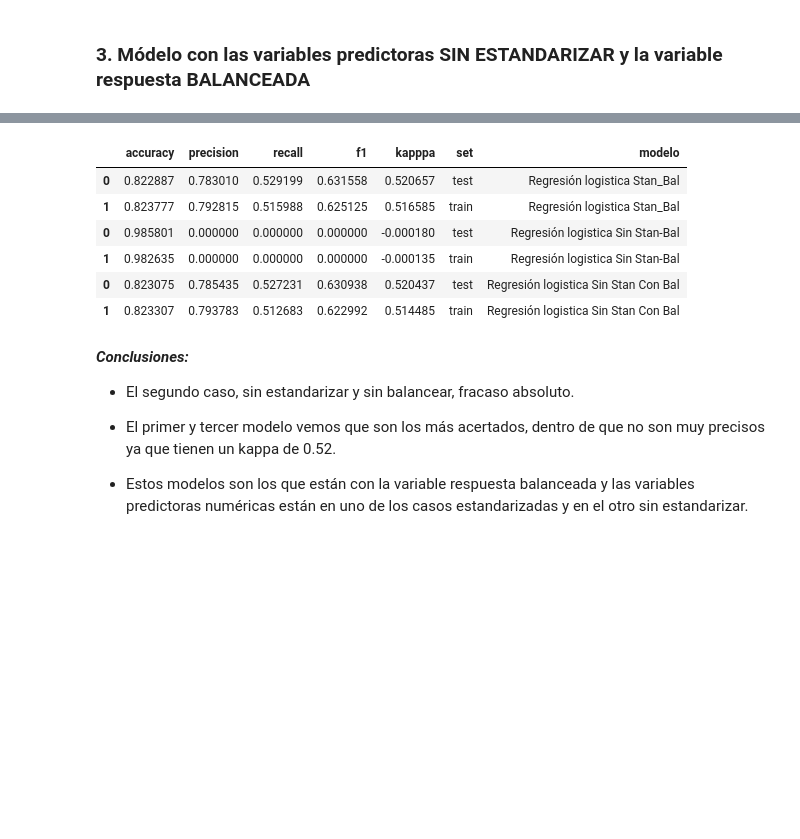
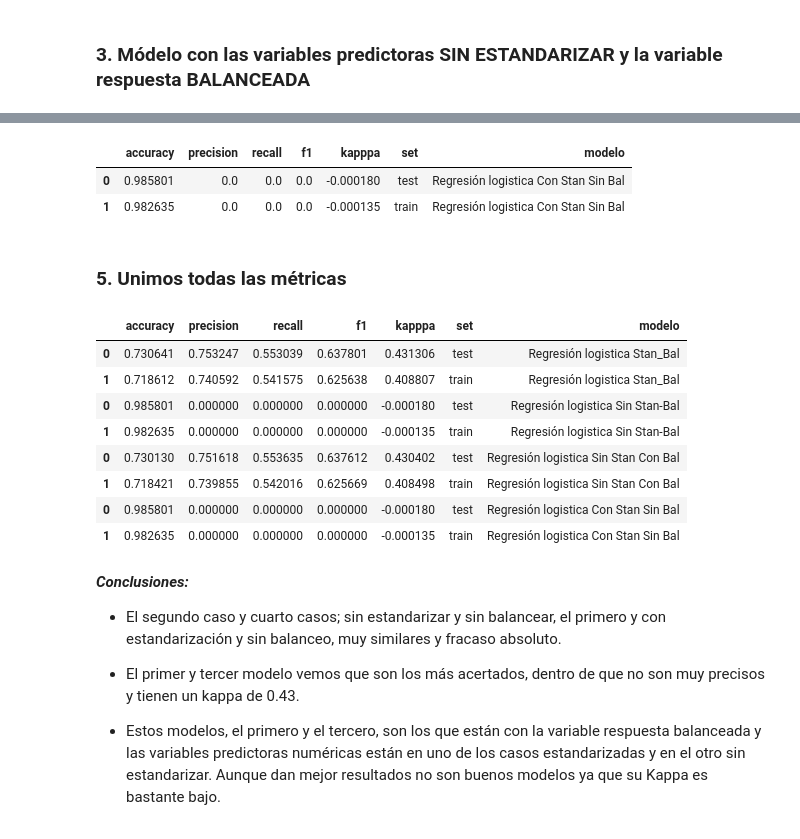
Before and after one commit to Adalab/DA-promo-c-modulo-3-sprint-1-Mina-Mai, a Jupyter notebook: Regresion_logistica/pp_regresion_logistica_3_&_4.ipynb, the cells around one changed output, grey strips where cells are left out. Saved outputs shown, nothing was run; the diff lists cells and outputs as text; code cells hidden in the pictures; blank space fills up the shorter version.

```diff
--- a/Regresion_logistica/pp_regresion_logistica_3_&_4.ipynb
+++ b/Regresion_logistica/pp_regresion_logistica_3_&_4.ipynb
@@ -277,0 +279,23 @@ results_logistic_sin_stand_con_bal
+# %%
+# separamos los datos en X e y
+
+X4 = df_stand_sin_bal.drop("claim", axis = 1)
+y4 = df_stand_sin_bal["claim"]
+# %%
+# separamos en train y test
+x_train4, x_test4, y_train4, y_test4 = train_test_split(X4, y4, test_size = 0.2, random_state = 42)
+# %%
+# ajuste y prediccion del modelo
+
+# definimos la regresión logistica
+
+log_reg_esta4 = LogisticRegression(n_jobs=-1, max_iter = 3000)
+
+# ajustamos el modelo
+log_reg_esta4.fit(x_train4,y_train4)
+
+# obtenemos las predicciones para el conjunto de entrenamiento
+y_pred_train_esta4 = log_reg_esta4.predict(x_train4)
+
+# obtenemos las predicciones para el conjunto de test
+y_pred_test_esta4 = log_reg_esta4.predict(x_test4)
@@ -278,23 +314,34 @@ results_logistic_sin_stand_con_bal
+# %%
+results_logistic_con_stand_sin_bal = metricas(y_test4, y_pred_test_esta4, y_train4, y_pred_train_esta4, "Regresión logistica Con Stan Sin Bal")
+results_logistic_con_stand_sin_bal
+# %% [output]
+|  | accuracy | precision | recall | f1 | kapppa | set | modelo |
+| 0 | 0.985801 | 0.0 | 0.0 | 0.0 | -0.000180 | test | Regresión logistica Con Stan Sin Bal |
+| 1 | 0.982635 | 0.0 | 0.0 | 0.0 | -0.000135 | train | Regresión logistica Con Stan Sin Bal |
+# %% [markdown]
+### 5. Unimos todas las métricas
 # %%
 # Unimos en un dataframe todos los resultados
 
-resultados_todo = pd.concat([resultados_logistic_stand_bal, results_logistic_sin_stand_bal, results_logistic_sin_stand_con_bal], axis = 0)
+resultados_todo = pd.concat([resultados_logistic_stand_bal, results_logistic_sin_stand_bal, results_logistic_sin_stand_con_bal, results_logistic_con_stand_sin_bal], axis = 0)
 resultados_todo
 # %% [output]
 |  | accuracy | precision | recall | f1 | kapppa | set | modelo |
-| 0 | 0.822887 | 0.783010 | 0.529199 | 0.631558 | 0.520657 | test | Regresión logistica Stan_Bal |
-| 1 | 0.823777 | 0.792815 | 0.515988 | 0.625125 | 0.516585 | train | Regresión logistica Stan_Bal |
+| 0 | 0.730641 | 0.753247 | 0.553039 | 0.637801 | 0.431306 | test | Regresión logistica Stan_Bal |
+| 1 | 0.718612 | 0.740592 | 0.541575 | 0.625638 | 0.408807 | train | Regresión logistica Stan_Bal |
 | 0 | 0.985801 | 0.000000 | 0.000000 | 0.000000 | -0.000180 | test | Regresión logistica Sin Stan-Bal |
 | 1 | 0.982635 | 0.000000 | 0.000000 | 0.000000 | -0.000135 | train | Regresión logistica Sin Stan-Bal |
-| 0 | 0.823075 | 0.785435 | 0.527231 | 0.630938 | 0.520437 | test | Regresión logistica Sin Stan Con Bal |
-| 1 | 0.823307 | 0.793783 | 0.512683 | 0.622992 | 0.514485 | train | Regresión logistica Sin Stan Con Bal |
+| 0 | 0.730130 | 0.751618 | 0.553635 | 0.637612 | 0.430402 | test | Regresión logistica Sin Stan Con Bal |
+| 1 | 0.718421 | 0.739855 | 0.542016 | 0.625669 | 0.408498 | train | Regresión logistica Sin Stan Con Bal |
+| 0 | 0.985801 | 0.000000 | 0.000000 | 0.000000 | -0.000180 | test | Regresión logistica Con Stan Sin Bal |
+| 1 | 0.982635 | 0.000000 | 0.000000 | 0.000000 | -0.000135 | train | Regresión logistica Con Stan Sin Bal |
 # %% [markdown]
 **_Conclusiones:_**
 
-- El segundo caso, sin estandarizar y sin balancear, fracaso absoluto.
+- El segundo caso y cuarto casos; sin estandarizar y sin balancear, el primero y con estandarización y sin balanceo, muy similares y fracaso absoluto.
 
-- El primer y tercer modelo vemos que son los más acertados, dentro de que no son muy precisos ya que tienen un kappa de 0.52.
+- El primer y tercer modelo vemos que son los más acertados, dentro de que no son muy precisos y tienen un kappa de 0.43.
 
-- Estos modelos son los que están con la variable respuesta balanceada y las variables predictoras numéricas están en uno de los casos estandarizadas y en el otro sin estandarizar.
+- Estos modelos, el primero y el tercero, son los que están con la variable respuesta balanceada y las variables predictoras numéricas están en uno de los casos estandarizadas y en el otro sin estandarizar. Aunque dan mejor resultados no son buenos modelos ya que su Kappa es bastante bajo.
 # %%
 resultados_todo.to_csv("../archivos/resultados_travel_logistica.csv")
```
Also changed, not shown: parts of 13 cells of this notebook, 12 other files.
